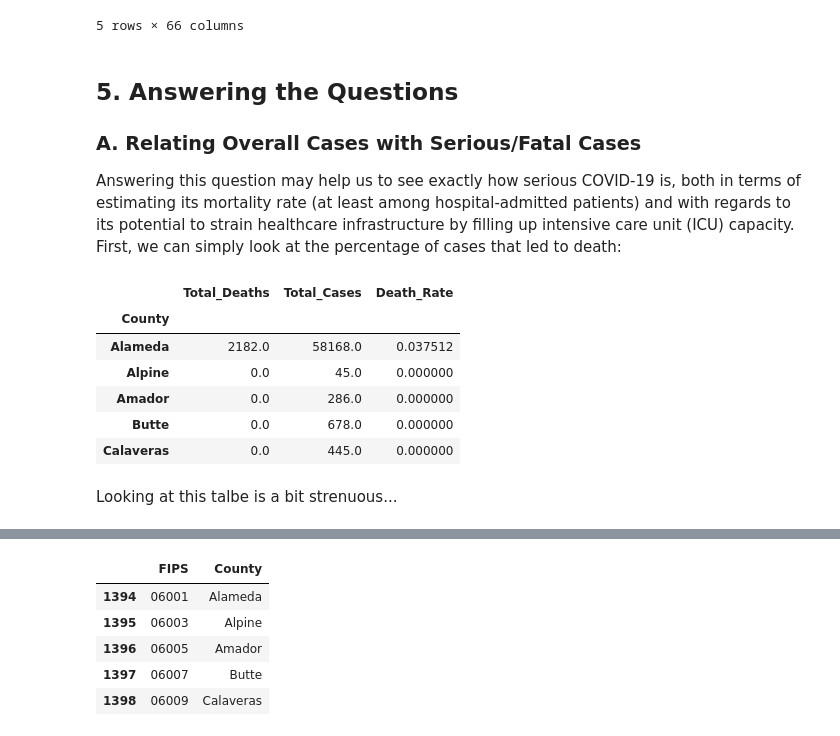
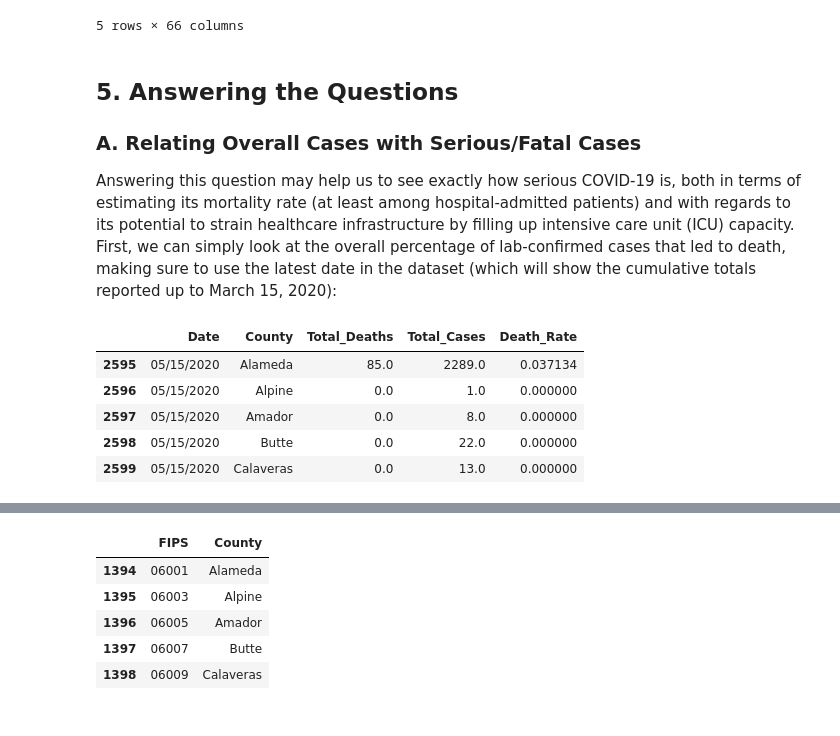
Before and after one commit to jrtran/DS_Blog_COVID, a Jupyter notebook: DS_Blog_COVID_Notebook.ipynb, the cells around one changed output, grey strips where cells are left out. Drawn from its saved outputs; the diff is of its cells as text; code cells hidden in the pictures.

```diff
--- a/DS_Blog_COVID_Notebook.ipynb
+++ b/DS_Blog_COVID_Notebook.ipynb
@@ -213,18 +213,15 @@ covid_dummy.head()
 # %% [markdown]
 ## 5. Answering the Questions
 ### A. Relating Overall Cases with Serious/Fatal Cases
-Answering this question may help us to see exactly how serious COVID-19 is, both in terms of estimating its mortality rate (at least among hospital-admitted patients) and with regards to its potential to strain healthcare infrastructure by filling up intensive care unit (ICU) capacity. First, we can simply look at the percentage of cases that led to death:
+Answering this question may help us to see exactly how serious COVID-19 is, both in terms of estimating its mortality rate (at least among hospital-admitted patients) and with regards to its potential to strain healthcare infrastructure by filling up intensive care unit (ICU) capacity. First, we can simply look at the overall percentage of lab-confirmed cases that led to death, making sure to use the latest date in the dataset (which will show the cumulative totals reported up to March 15, 2020):
 # %%
-covid_totals = covid[['County','Total_Deaths', 'Total_Cases']].groupby('County').sum()
+covid_totals = covid[covid.Date == covid.Date[len(covid.Date)]][['Date', 'County','Total_Deaths', 'Total_Cases']]
 covid_totals['Death_Rate'] = covid_totals.Total_Deaths / covid_totals.Total_Cases
-covid_totals.head()
+covid_totals.head() # remove .head() to see the entire table
 # %% [output]
-|  | Total_Deaths | Total_Cases | Death_Rate |
-| County |  |  |  |
-| Alameda | 2182.0 | 58168.0 | 0.037512 |
-| Alpine | 0.0 | 45.0 | 0.000000 |
-| Amador | 0.0 | 286.0 | 0.000000 |
-| Butte | 0.0 | 678.0 | 0.000000 |
-| Calaveras | 0.0 | 445.0 | 0.000000 |
+|  | Date | County | Total_Deaths | Total_Cases | Death_Rate |
+| 2595 | 05/15/2020 | Alameda | 85.0 | 2289.0 | 0.037134 |
+| 2596 | 05/15/2020 | Alpine | 0.0 | 1.0 | 0.000000 |
+| 2597 | 05/15/2020 | Amador | 0.0 | 8.0 | 0.000000 |
+| 2598 | 05/15/2020 | Butte | 0.0 | 22.0 | 0.000000 |
+| 2599 | 05/15/2020 | Calaveras | 0.0 | 13.0 | 0.000000 |
-# %% [markdown]
-Looking at this talbe is a bit strenuous...
```
Also changed, not shown: parts of 12 cells of this notebook.
